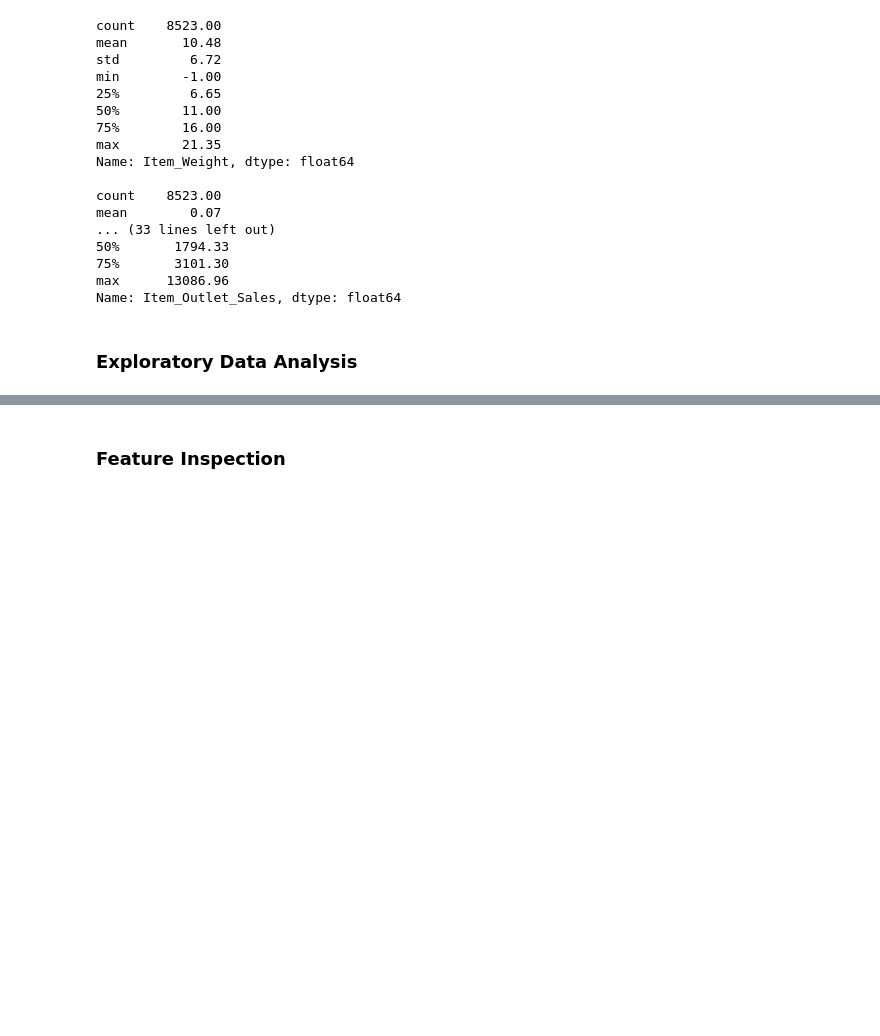
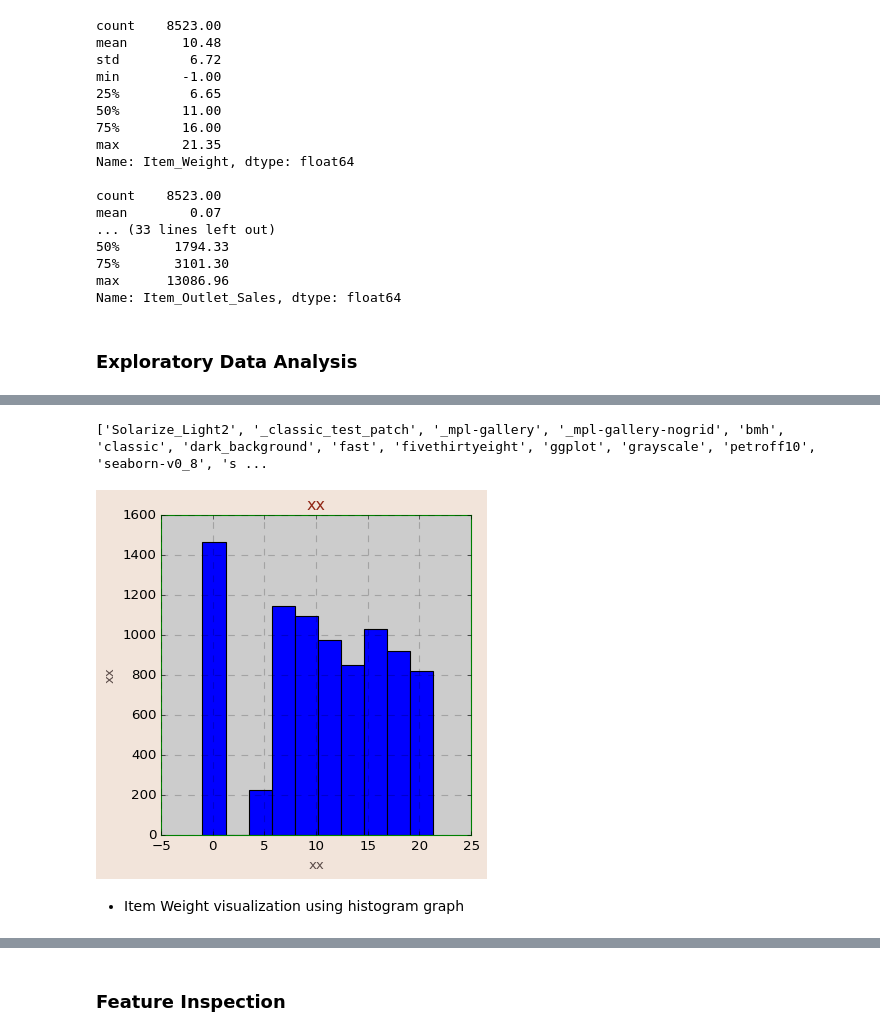
Before and after one commit to YazanMaghary/Prediction-of-Product-Sales, a Jupyter notebook: Prediction_of_Product_Sales.ipynb, the cells around one changed output, grey strips where cells are left out. Cells and saved outputs as stored; diff of their text form; code cells hidden in the pictures; blank space fills up the shorter version.

```diff
--- a/Prediction_of_Product_Sales.ipynb
+++ b/Prediction_of_Product_Sales.ipynb
@@ -205,0 +238,19 @@ Name: Item_Outlet_Sales, dtype: float64
+# %%
+# for all graphs :
+print(plt.style.available)
+plt.style.use('classic')
+plt.rcParams.update({'font.size': 12 , 'axes.facecolor' : (0.8, 0.8, 0.8) ,  'axes.edgecolor' : 'g' ,  'axes.labelcolor' : '5C4D4A' , 'axes.titlecolor' : '912716' ,'figure.facecolor' : 'F2E4DA' , 'figure.edgecolor' : 'w' ,  'grid.linestyle' : '--' ,  'grid.linewidth' : 1, 'grid.alpha' : 0.2 ,  'grid.color' : 'k'})
+
+# test graph
+fig ,ax = plt.subplots(figsize=(5,5))
+ax.set_title("xx")
+ax.set_xlabel("xx")
+ax.set_ylabel("xx")
+ax.grid()
+ax.hist(df['Item_Weight'])
+plt.show()
+# %% [output]
+['Solarize_Light2', '_classic_test_patch', '_mpl-gallery', '_mpl-gallery-nogrid', 'bmh', 'classic', 'dark_background', 'fast', 'fivethirtyeight', 'ggplot', 'grayscale', 'petroff10', 'seaborn-v0_8', 's ...
+[figure, added]
+# %% [markdown]
+* Item Weight visualization using histogram graph
```
Also changed, not shown: parts of 38 cells of this notebook.
